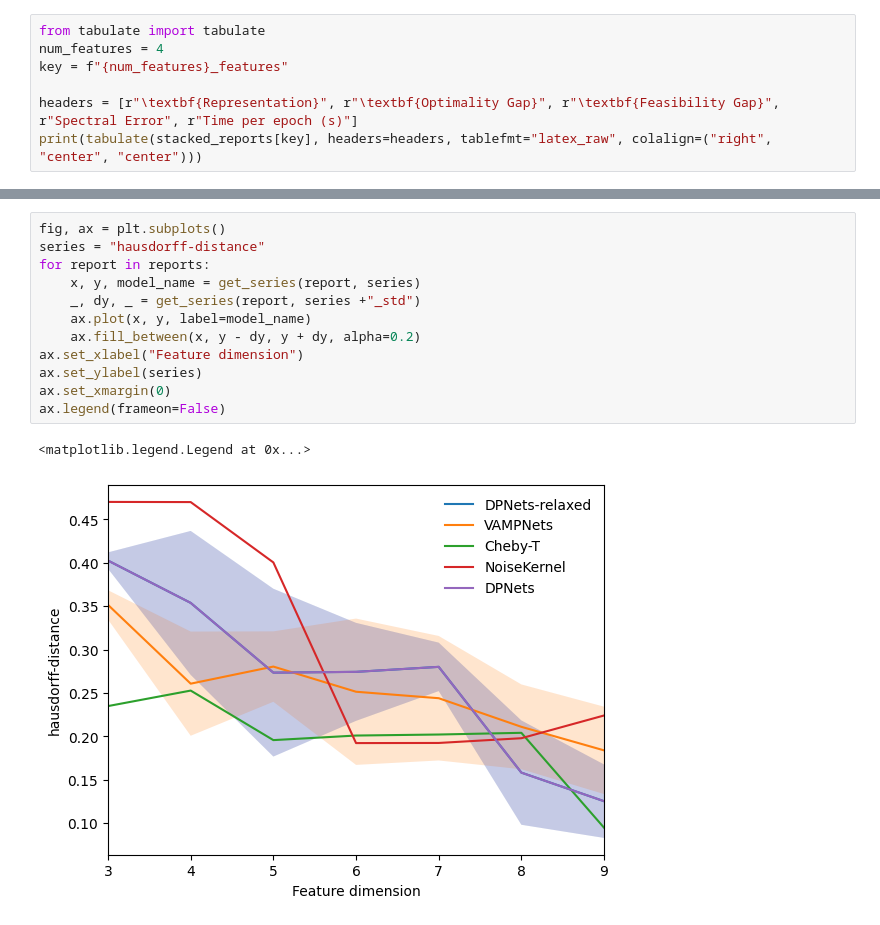
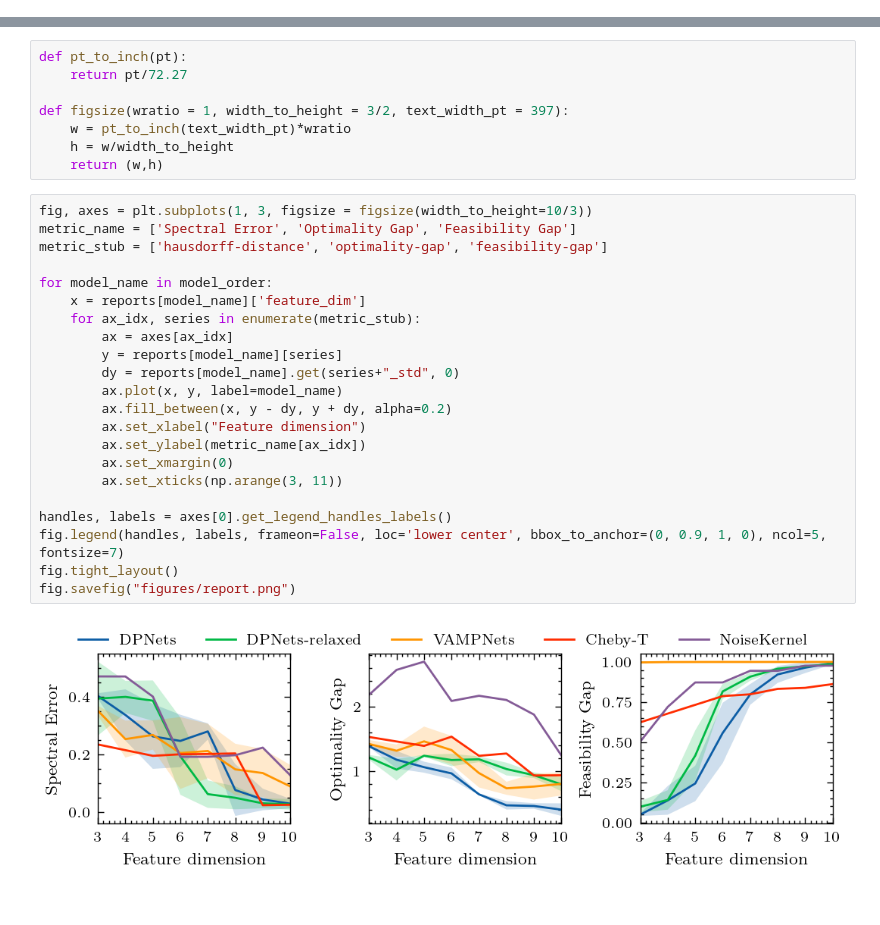
Before and after one commit to pietronvll/DPNets, a Jupyter notebook: logistic_map/figures.ipynb, the cells around one changed output, grey strips where cells are left out. Saved outputs shown, nothing was run; the diff lists cells and outputs as text.

```diff
--- a/logistic_map/figures.ipynb
+++ b/logistic_map/figures.ipynb
@@ -92,7 +17,0 @@ for r in reports:
-# %%
-from tabulate import tabulate
-num_features = 4
-key = f"{num_features}_features"
-
-headers = [r"\textbf{Representation}", r"\textbf{Optimality Gap}", r"\textbf{Feasibility Gap}", r"Spectral Error", r"Time per epoch (s)"]
-print(tabulate(stacked_reports[key], headers=headers, tablefmt="latex_raw", colalign=("right", "center", "center")))
@@ -111,15 +141,32 @@ print(tabulate(stacked_reports[key], headers=headers, tablefmt="latex_raw", cola
+# %%
+def pt_to_inch(pt):
+    return pt/72.27
+
+def figsize(wratio = 1, width_to_height = 3/2, text_width_pt = 397):
+    w = pt_to_inch(text_width_pt)*wratio
+    h = w/width_to_height
+    return (w,h)
 # %%
-fig, ax = plt.subplots()
-series = "hausdorff-distance"
-for report in reports:
-    x, y, model_name = get_series(report, series)
-    _, dy, _ = get_series(report, series +"_std")
-    ax.plot(x, y, label=model_name)
-    ax.fill_between(x, y - dy, y + dy, alpha=0.2)
-ax.set_xlabel("Feature dimension")
-ax.set_ylabel(series)
-ax.set_xmargin(0)
-ax.legend(frameon=False)
+fig, axes = plt.subplots(1, 3, figsize = figsize(width_to_height=10/3))
+metric_name = ['Spectral Error', 'Optimality Gap', 'Feasibility Gap']
+metric_stub = ['hausdorff-distance', 'optimality-gap', 'feasibility-gap']
+
+for model_name in model_order:
+    x = reports[model_name]['feature_dim']
+    for ax_idx, series in enumerate(metric_stub):
+        ax = axes[ax_idx]
+        y = reports[model_name][series]
+        dy = reports[model_name].get(series+"_std", 0)
+        ax.plot(x, y, label=model_name)
+        ax.fill_between(x, y - dy, y + dy, alpha=0.2)
+        ax.set_xlabel("Feature dimension")
+        ax.set_ylabel(metric_name[ax_idx])
+        ax.set_xmargin(0)
+        ax.set_xticks(np.arange(3, 11))
+
+handles, labels = axes[0].get_legend_handles_labels()
+fig.legend(handles, labels, frameon=False, loc='lower center', bbox_to_anchor=(0, 0.9, 1, 0), ncol=5, fontsize=7)
+fig.tight_layout()
+fig.savefig("figures/report.png")
 # %% [output]
-<matplotlib.legend.Legend at 0x...>
-[figure, old version]
+[figure, new version]
```
Also changed, not shown: parts of 13 cells of this notebook, 14 other files.
